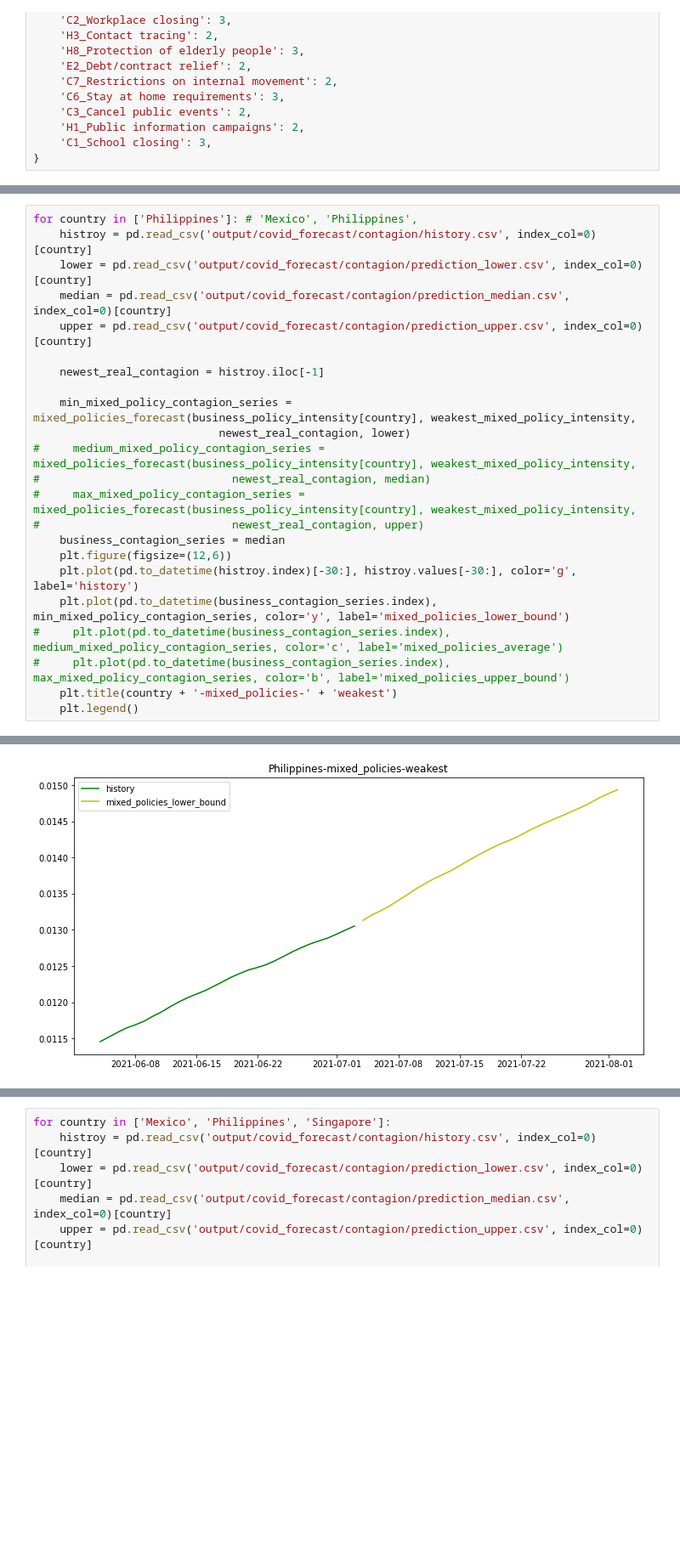
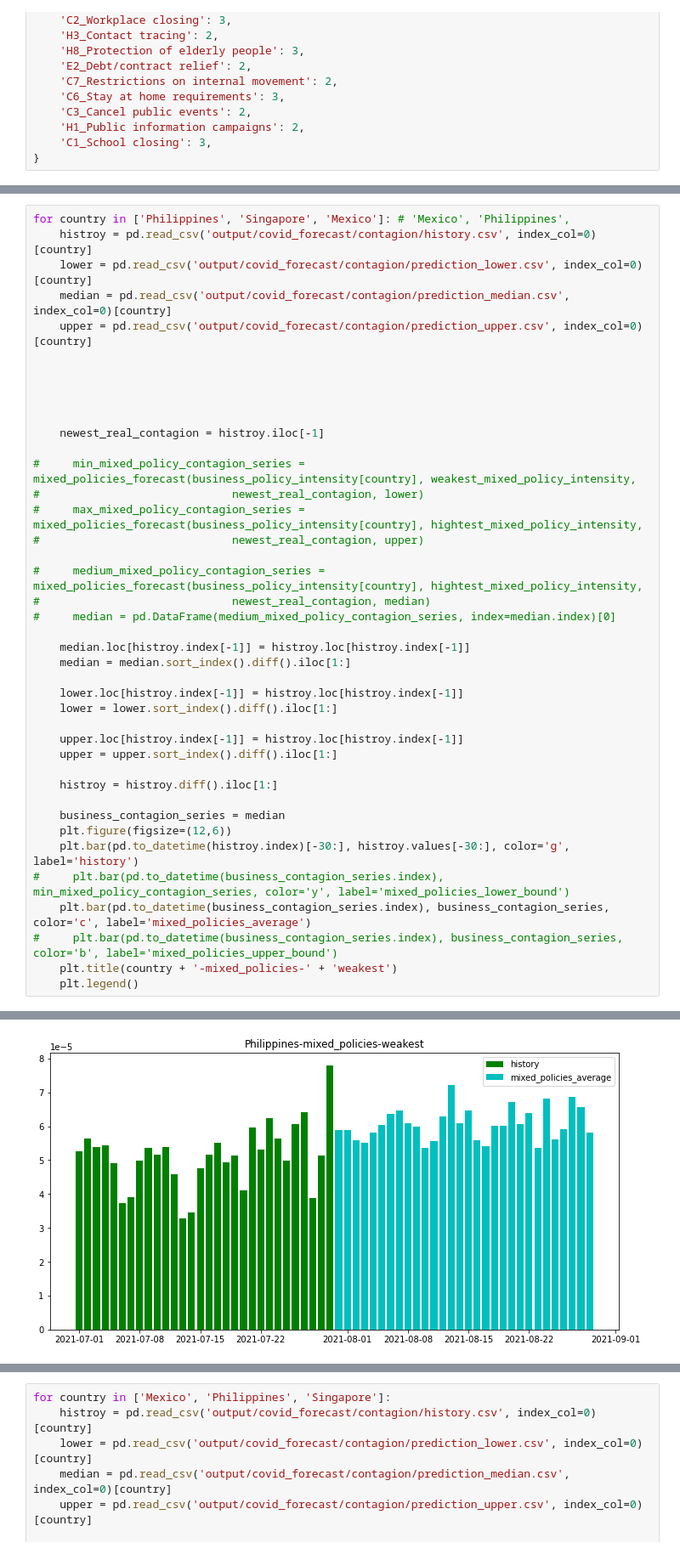
Before and after one commit to Mrzhouqifei/SUSTAIN, a Jupyter notebook: test.ipynb, the cells around one changed output, grey strips where cells are left out. Shown: that part at 85% size. Drawn from its saved outputs; the diff is of its cells as text; blank space fills up the shorter version.

```diff
--- a/test.ipynb
+++ b/test.ipynb
@@ -187,24 +196,42 @@ def mixed_policies_forecast(business_policy_intensity, mixed_policy_intensity,
 # %%
-for country in ['Philippines']: # 'Mexico', 'Philippines',
+for country in ['Philippines', 'Singapore', 'Mexico']: # 'Mexico', 'Philippines',
     histroy = pd.read_csv('output/covid_forecast/contagion/history.csv', index_col=0)[country]
     lower = pd.read_csv('output/covid_forecast/contagion/prediction_lower.csv', index_col=0)[country]
     median = pd.read_csv('output/covid_forecast/contagion/prediction_median.csv', index_col=0)[country]
     upper = pd.read_csv('output/covid_forecast/contagion/prediction_upper.csv', index_col=0)[country]
 
+
+
+
+
     newest_real_contagion = histroy.iloc[-1]
 
-    min_mixed_policy_contagion_series = mixed_policies_forecast(business_policy_intensity[country], weakest_mixed_policy_intensity,
-                            newest_real_contagion, lower)
-#     medium_mixed_policy_contagion_series = mixed_policies_forecast(business_policy_intensity[country], weakest_mixed_policy_intensity,
+#     min_mixed_policy_contagion_series = mixed_policies_forecast(business_policy_intensity[country], weakest_mixed_policy_intensity,
+#                             newest_real_contagion, lower)
+#     max_mixed_policy_contagion_series = mixed_policies_forecast(business_policy_intensity[country], hightest_mixed_policy_intensity,
+#                             newest_real_contagion, upper)
+
+#     medium_mixed_policy_contagion_series = mixed_policies_forecast(business_policy_intensity[country], hightest_mixed_policy_intensity,
 #                             newest_real_contagion, median)
-#     max_mixed_policy_contagion_series = mixed_policies_forecast(business_policy_intensity[country], weakest_mixed_policy_intensity,
-#                             newest_real_contagion, upper)
+#     median = pd.DataFrame(medium_mixed_policy_contagion_series, index=median.index)[0]
+
+    median.loc[histroy.index[-1]] = histroy.loc[histroy.index[-1]]
+    median = median.sort_index().diff().iloc[1:]
+
+    lower.loc[histroy.index[-1]] = histroy.loc[histroy.index[-1]]
+    lower = lower.sort_index().diff().iloc[1:]
+
+    upper.loc[histroy.index[-1]] = histroy.loc[histroy.index[-1]]
+    upper = upper.sort_index().diff().iloc[1:]
+
+    histroy = histroy.diff().iloc[1:]
+
     business_contagion_series = median
     plt.figure(figsize=(12,6))
-    plt.plot(pd.to_datetime(histroy.index)[-30:], histroy.values[-30:], color='g', label='history')
-    plt.plot(pd.to_datetime(business_contagion_series.index), min_mixed_policy_contagion_series, color='y', label='mixed_policies_lower_bound')
-#     plt.plot(pd.to_datetime(business_contagion_series.index), medium_mixed_policy_contagion_series, color='c', label='mixed_policies_average')
-#     plt.plot(pd.to_datetime(business_contagion_series.index), max_mixed_policy_contagion_series, color='b', label='mixed_policies_upper_bound')
+    plt.bar(pd.to_datetime(histroy.index)[-30:], histroy.values[-30:], color='g', label='history')
+#     plt.bar(pd.to_datetime(business_contagion_series.index), min_mixed_policy_contagion_series, color='y', label='mixed_policies_lower_bound')
+    plt.bar(pd.to_datetime(business_contagion_series.index), business_contagion_series, color='c', label='mixed_policies_average')
+#     plt.bar(pd.to_datetime(business_contagion_series.index), business_contagion_series, color='b', label='mixed_policies_upper_bound')
     plt.title(country + '-mixed_policies-' + 'weakest')
     plt.legend()
 # %% [output]
@@ -228 +238 @@ for country in ['Philippines']: # 'Mexico', 'Philippines',
-[figure, old version]
+[figure, new version]
```
Also changed, not shown: parts of 6 cells of this notebook, 21 other files.
